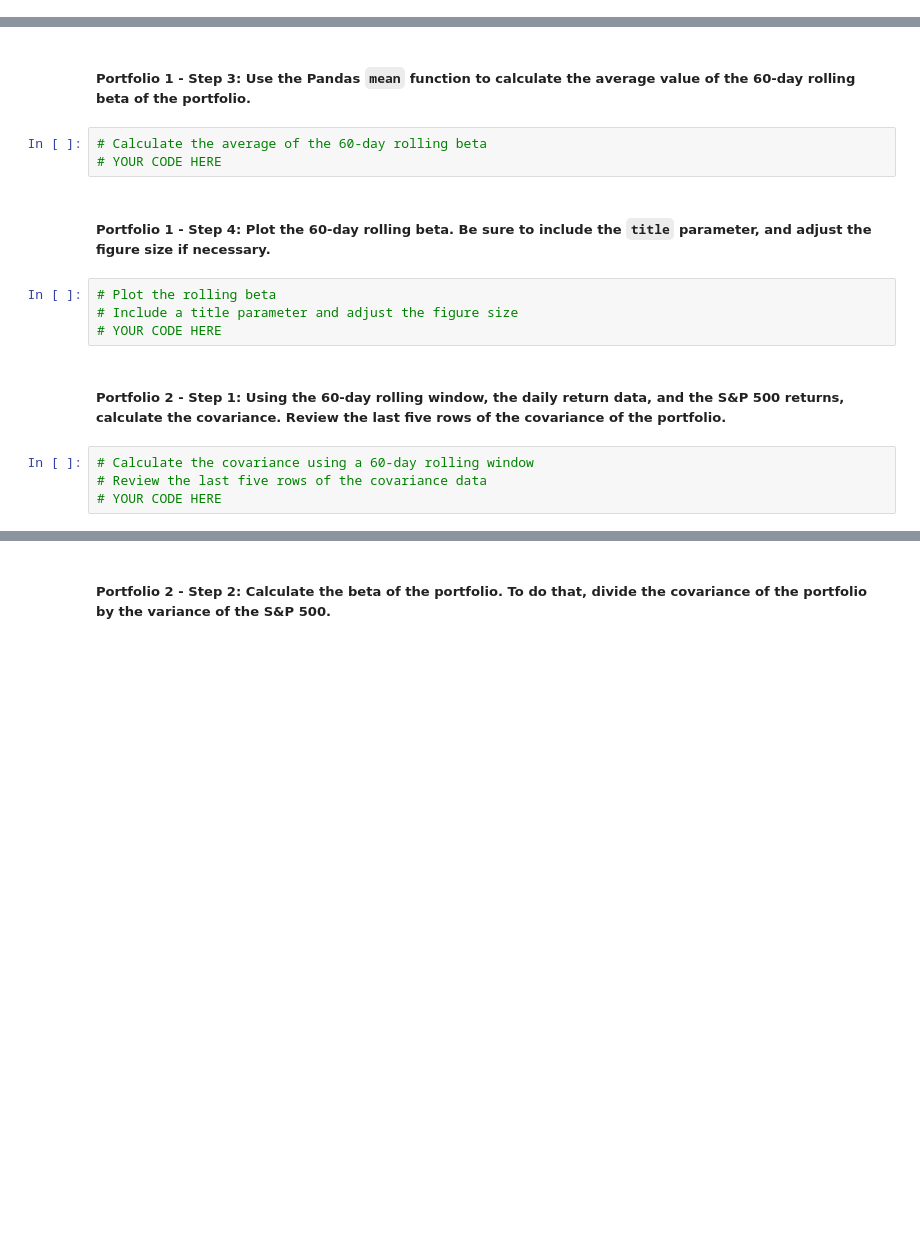
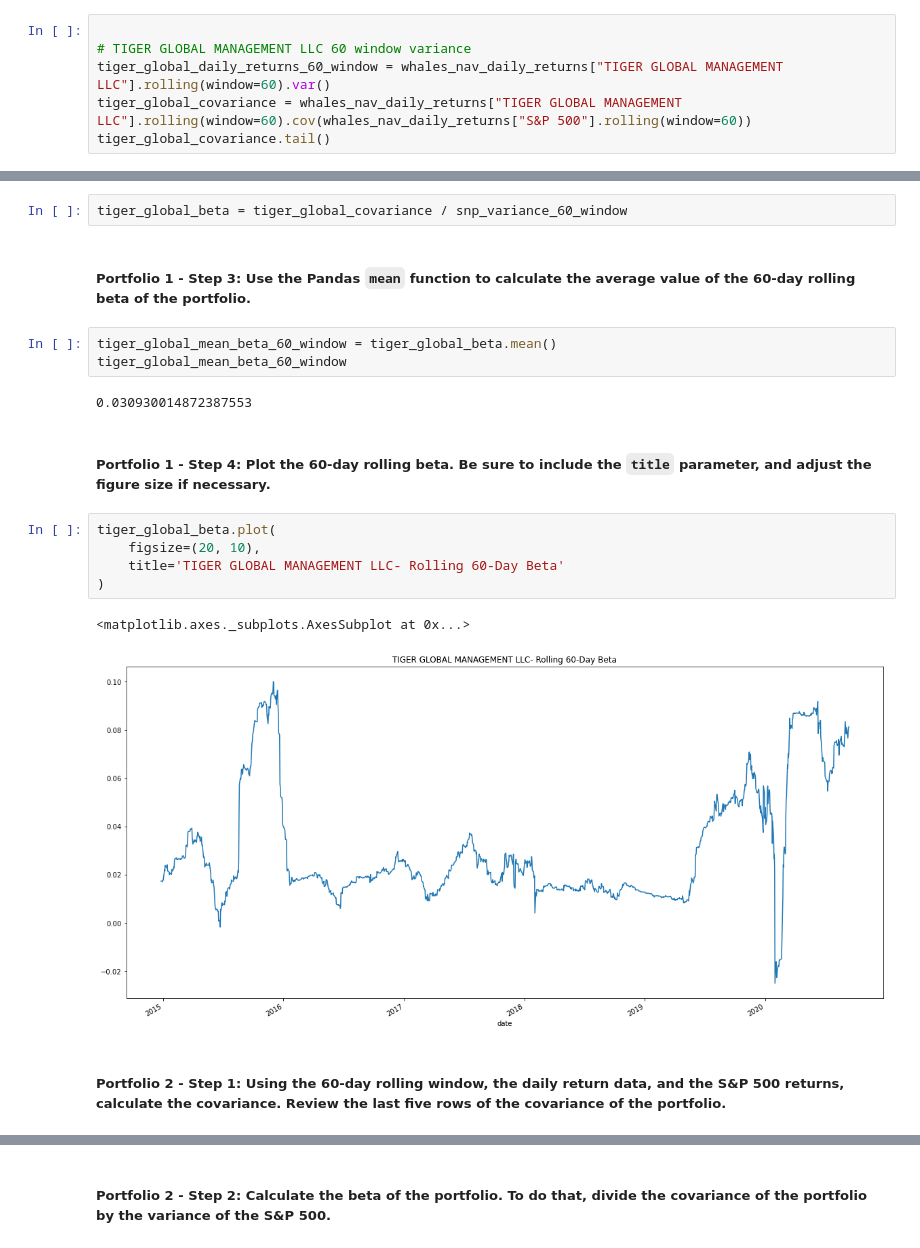
Before and after one commit to carlosmpr/Challange4-quantitative-analyst-for-a-FinTech-investing-platform, a Jupyter notebook: risk_return_analysis.ipynb, the cells around one changed output, grey strips where cells are left out. Saved outputs shown, nothing was run; the diff lists cells and outputs as text; blank space fills up the shorter version.

```diff
--- a/risk_return_analysis.ipynb
+++ b/risk_return_analysis.ipynb
@@ -514,0 +513,6 @@ Name: S&P 500, dtype: float64
+# %%
+
+# TIGER GLOBAL MANAGEMENT LLC 60 window variance
+tiger_global_daily_returns_60_window = whales_nav_daily_returns["TIGER GLOBAL MANAGEMENT LLC"].rolling(window=60).var()
+tiger_global_covariance = whales_nav_daily_returns["TIGER GLOBAL MANAGEMENT LLC"].rolling(window=60).cov(whales_nav_daily_returns["S&P 500"].rolling(window=60))
+tiger_global_covariance.tail()
@@ -521,17 +529,21 @@ Name: S&P 500, dtype: float64
+# %%
+tiger_global_beta = tiger_global_covariance / snp_variance_60_window
 # %% [markdown]
 ##### Portfolio 1 - Step 3: Use the Pandas `mean` function to calculate the average value of the 60-day rolling beta of the portfolio.
-# %%
-# Calculate the average of the 60-day rolling beta
-# YOUR CODE HERE
+# %%
+tiger_global_mean_beta_60_window = tiger_global_beta.mean()
+tiger_global_mean_beta_60_window
+# %% [output]
+0.030930014872387553
 # %% [markdown]
 ##### Portfolio 1 - Step 4: Plot the 60-day rolling beta. Be sure to include the `title` parameter, and adjust the figure size if necessary.
-# %%
-# Plot the rolling beta
-# Include a title parameter and adjust the figure size
-# YOUR CODE HERE
+# %%
+tiger_global_beta.plot(
+    figsize=(20, 10),
+    title='TIGER GLOBAL MANAGEMENT LLC- Rolling 60-Day Beta'
+)
+# %% [output]
+<matplotlib.axes._subplots.AxesSubplot at 0x...>
+[figure, added]
 # %% [markdown]
 ##### Portfolio 2 - Step 1: Using the 60-day rolling window, the daily return data, and the S&P 500 returns, calculate the covariance. Review the last five rows of the covariance of the portfolio.
-# %%
-# Calculate the covariance using a 60-day rolling window
-# Review the last five rows of the covariance data
-# YOUR CODE HERE
```
Also changed, not shown: parts of 12 cells of this notebook.
